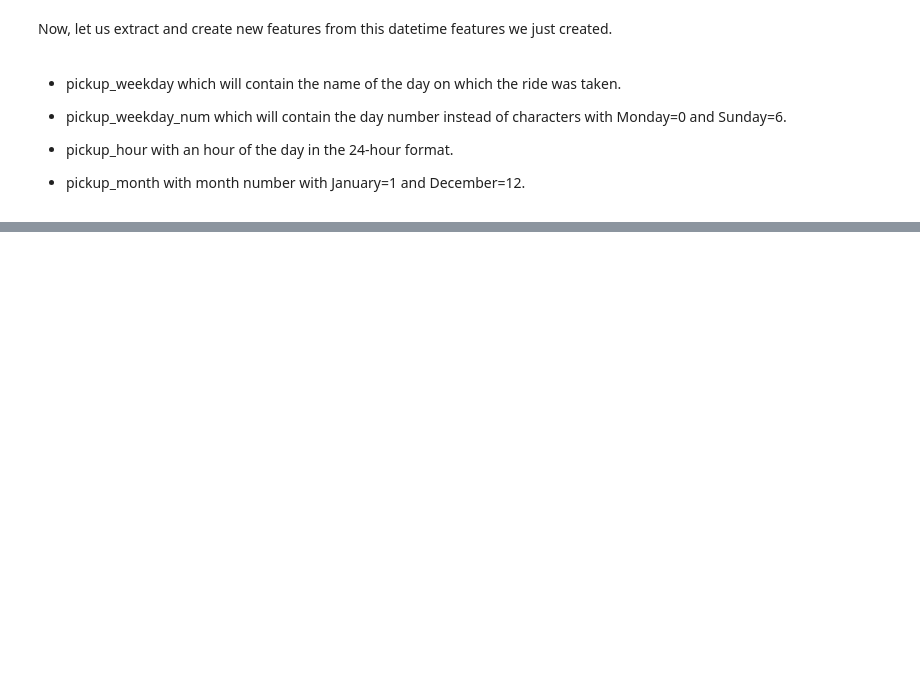
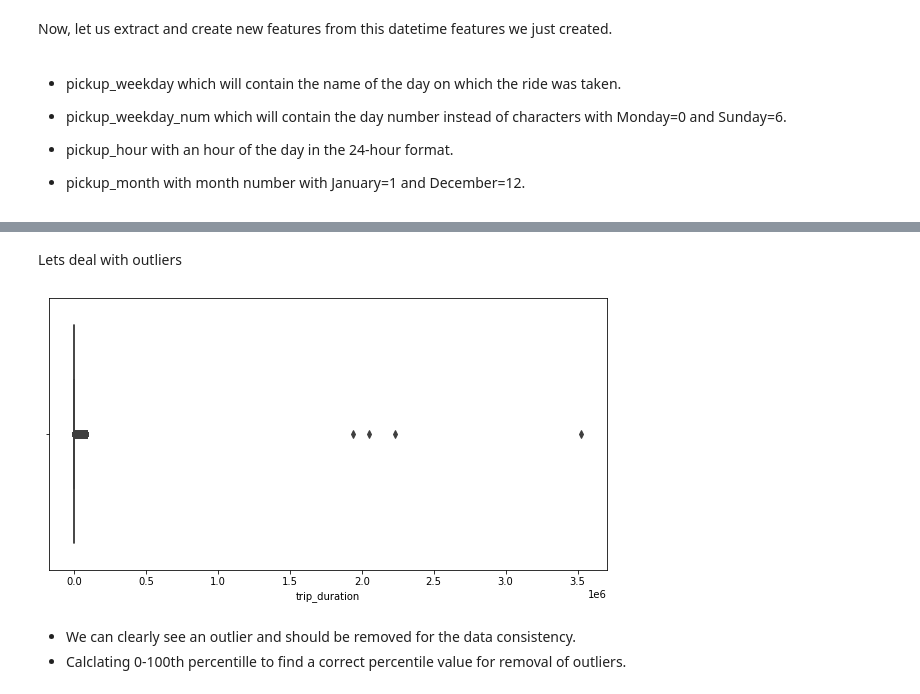
Before and after one commit to AmirKhan6219/NYC-Taxi-Trip-Time-Prediction, a Jupyter notebook: NYC_Taxi_Trip_Time_prediction.ipynb, the cells around one changed output, grey strips where cells are left out. Cells and saved outputs as stored; diff of their text form; code cells hidden in the pictures; blank space fills up the shorter version.

```diff
--- a/NYC_Taxi_Trip_Time_prediction.ipynb
+++ b/NYC_Taxi_Trip_Time_prediction.ipynb
@@ -106,0 +173,11 @@ data['distance'] = data.apply(lambda x: cal_distance(x['pickup_latitude'],x['pic
+# %% [markdown]
+Lets deal with outliers
+# %%
+plt.figure(figsize = (10,5))
+sns.boxplot(data.trip_duration)
+plt.show()
+# %% [output]
+[figure, added]
+# %% [markdown]
+*   We can clearly see an outlier and should be removed for the data consistency.
+* Calclating 0-100th percentille to find a correct percentile value for removal of outliers.
```
Also changed, not shown: parts of 12 cells of this notebook.
